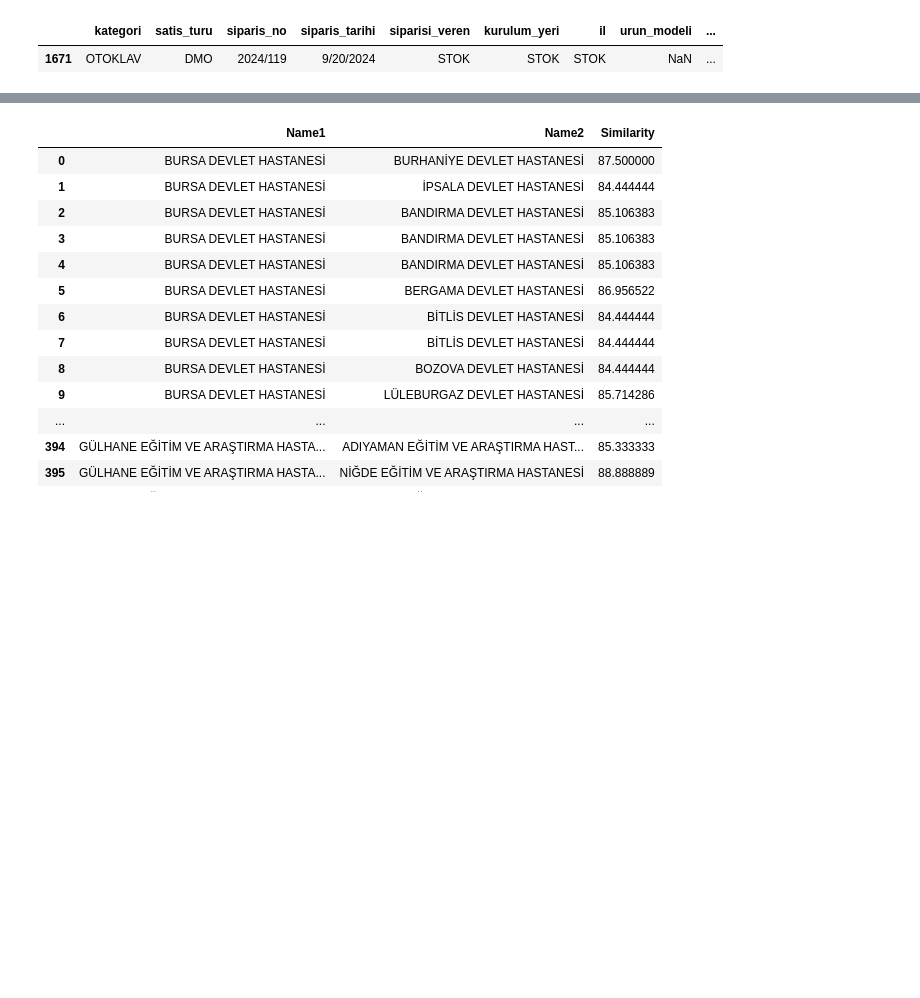
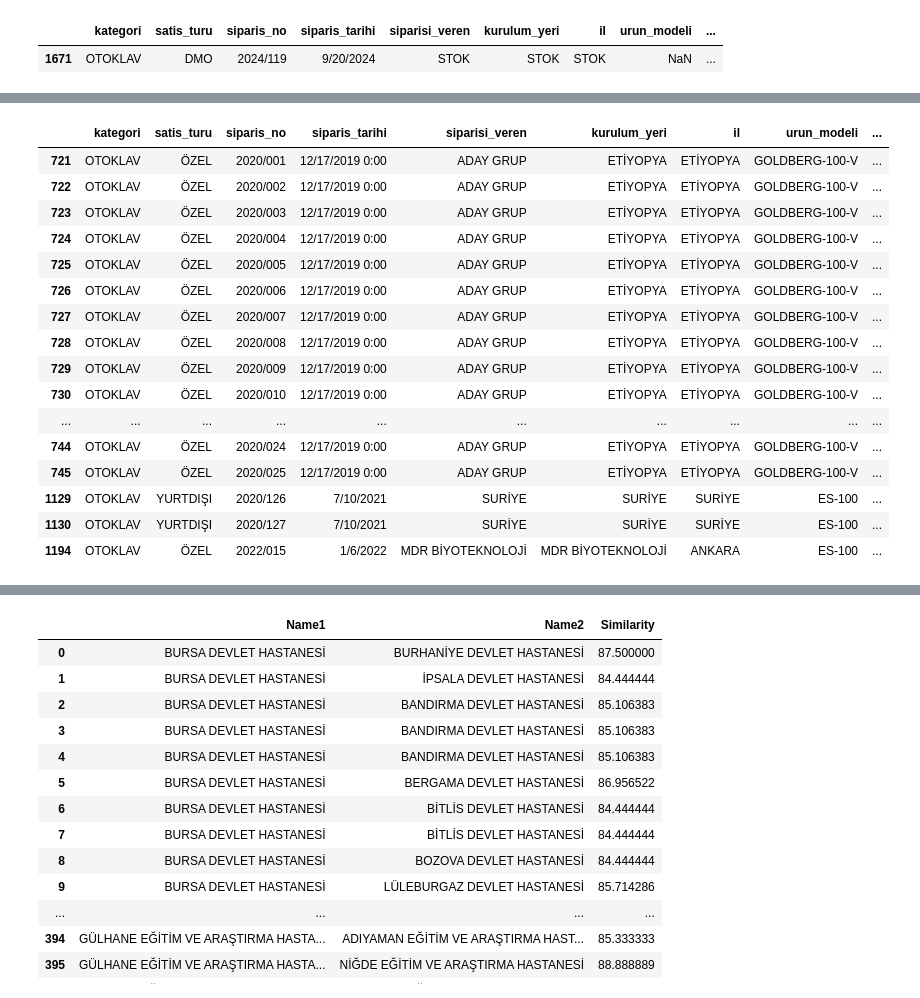
Before and after one commit to Duygu-Jones/LLM_Playground, a Jupyter notebook: 01_EDA/KATEGORILER/01_Otoklav_Oksijen/FNur/FNUR_EDA_NOTEBOOK_OTOKLAV_OKSIJEN_SATIS.ipynb, the cells around one changed output, grey strips where cells are left out. Drawn from its saved outputs; the diff is of its cells as text; code cells hidden in the pictures; blank space fills up the shorter version.

Commit message:
Eda_otoklav_oksijen_(Fnur_02)

```diff
--- a/01_EDA/KATEGORILER/01_Otoklav_Oksijen/FNur/FNUR_EDA_NOTEBOOK_OTOKLAV_OKSIJEN_SATIS.ipynb
+++ b/01_EDA/KATEGORILER/01_Otoklav_Oksijen/FNur/FNUR_EDA_NOTEBOOK_OTOKLAV_OKSIJEN_SATIS.ipynb
@@ -767,6 +767,9 @@ df_kategori.loc[1653, 'il'] = 'KAYSERİ'
 
 # KONUM BİLGİSİ YOKTU
 df_kategori.loc[1671, 'il'] = 'STOK'
+
+# KONUM BİLGİSİ YOKTU
+df_kategori.loc[32643, 'il'] = 'YURTDIŞI'
 # %%
 def temizle_il_ve_ulke_isimleri(df):
     # Farklı yazımlar ve hatalı yazımların düzeltilmesi
@@ -880,0 +927,13 @@ df_kategori[df_kategori['urun_adi'] == '840 LT ÇİFT KAPILI OTOKLAV CİHAZI']
+# %%
+# Kullanım
+df_kategori = duzenle_urun_modeli(df_kategori)
+# %%
+#df_kategori[df_kategori['urun_adi'] == '840 LT ÇİFT KAPILI OTOKLAV CİHAZI']
+# Bu kod ile 1491 indexli ürün modeli STR yazan ürünün ürün modeli STR-7715-D olduğu saptandı
+
+df_kategori.loc[1491, 'urun_modeli'] = 'STR-7715-D'
+
+#df_kategori[df_kategori['urun_adi'] == '550 LT ÇİFT KAPILI OTOKLAV CİHAZI']
+# Bu kod ile 1492 indexli ürün modeli STR yazan ürünün ürün modeli STR-6613-D olduğu saptandı
+
+df_kategori.loc[1492, 'urun_modeli'] = 'STR-6613-D'
@@ -880,0 +966,20 @@ df_kategori[df_kategori['urun_adi'] == '840 LT ÇİFT KAPILI OTOKLAV CİHAZI']
+# %%
+df_kategori[df_kategori['urun_adi'] == '100 LT DİK TİP OTOKLAV CİHAZI']
+# %% [output]
+|  | kategori | satis_turu | siparis_no | siparis_tarihi | siparisi_veren | kurulum_yeri | il | urun_modeli | ... |
+| 721 | OTOKLAV | ÖZEL | 2020/001 | 12/17/2019 0:00 | ADAY GRUP | ETİYOPYA | ETİYOPYA | GOLDBERG-100-V | ... |
+| 722 | OTOKLAV | ÖZEL | 2020/002 | 12/17/2019 0:00 | ADAY GRUP | ETİYOPYA | ETİYOPYA | GOLDBERG-100-V | ... |
+| 723 | OTOKLAV | ÖZEL | 2020/003 | 12/17/2019 0:00 | ADAY GRUP | ETİYOPYA | ETİYOPYA | GOLDBERG-100-V | ... |
+| 724 | OTOKLAV | ÖZEL | 2020/004 | 12/17/2019 0:00 | ADAY GRUP | ETİYOPYA | ETİYOPYA | GOLDBERG-100-V | ... |
+| 725 | OTOKLAV | ÖZEL | 2020/005 | 12/17/2019 0:00 | ADAY GRUP | ETİYOPYA | ETİYOPYA | GOLDBERG-100-V | ... |
+| 726 | OTOKLAV | ÖZEL | 2020/006 | 12/17/2019 0:00 | ADAY GRUP | ETİYOPYA | ETİYOPYA | GOLDBERG-100-V | ... |
+| 727 | OTOKLAV | ÖZEL | 2020/007 | 12/17/2019 0:00 | ADAY GRUP | ETİYOPYA | ETİYOPYA | GOLDBERG-100-V | ... |
+| 728 | OTOKLAV | ÖZEL | 2020/008 | 12/17/2019 0:00 | ADAY GRUP | ETİYOPYA | ETİYOPYA | GOLDBERG-100-V | ... |
+| 729 | OTOKLAV | ÖZEL | 2020/009 | 12/17/2019 0:00 | ADAY GRUP | ETİYOPYA | ETİYOPYA | GOLDBERG-100-V | ... |
+| 730 | OTOKLAV | ÖZEL | 2020/010 | 12/17/2019 0:00 | ADAY GRUP | ETİYOPYA | ETİYOPYA | GOLDBERG-100-V | ... |
+| ... | ... | ... | ... | ... | ... | ... | ... | ... | ... |
+| 744 | OTOKLAV | ÖZEL | 2020/024 | 12/17/2019 0:00 | ADAY GRUP | ETİYOPYA | ETİYOPYA | GOLDBERG-100-V | ... |
+| 745 | OTOKLAV | ÖZEL | 2020/025 | 12/17/2019 0:00 | ADAY GRUP | ETİYOPYA | ETİYOPYA | GOLDBERG-100-V | ... |
+| 1129 | OTOKLAV | YURTDIŞI | 2020/126 | 7/10/2021 | SURİYE | SURİYE | SURİYE | ES-100 | ... |
+| 1130 | OTOKLAV | YURTDIŞI | 2020/127 | 7/10/2021 | SURİYE | SURİYE | SURİYE | ES-100 | ... |
+| 1194 | OTOKLAV | ÖZEL | 2022/015 | 1/6/2022 | MDR BİYOTEKNOLOJİ | MDR BİYOTEKNOLOJİ | ANKARA | ES-100 | ... |
```
Also changed, not shown: parts of 20 cells of this notebook.
